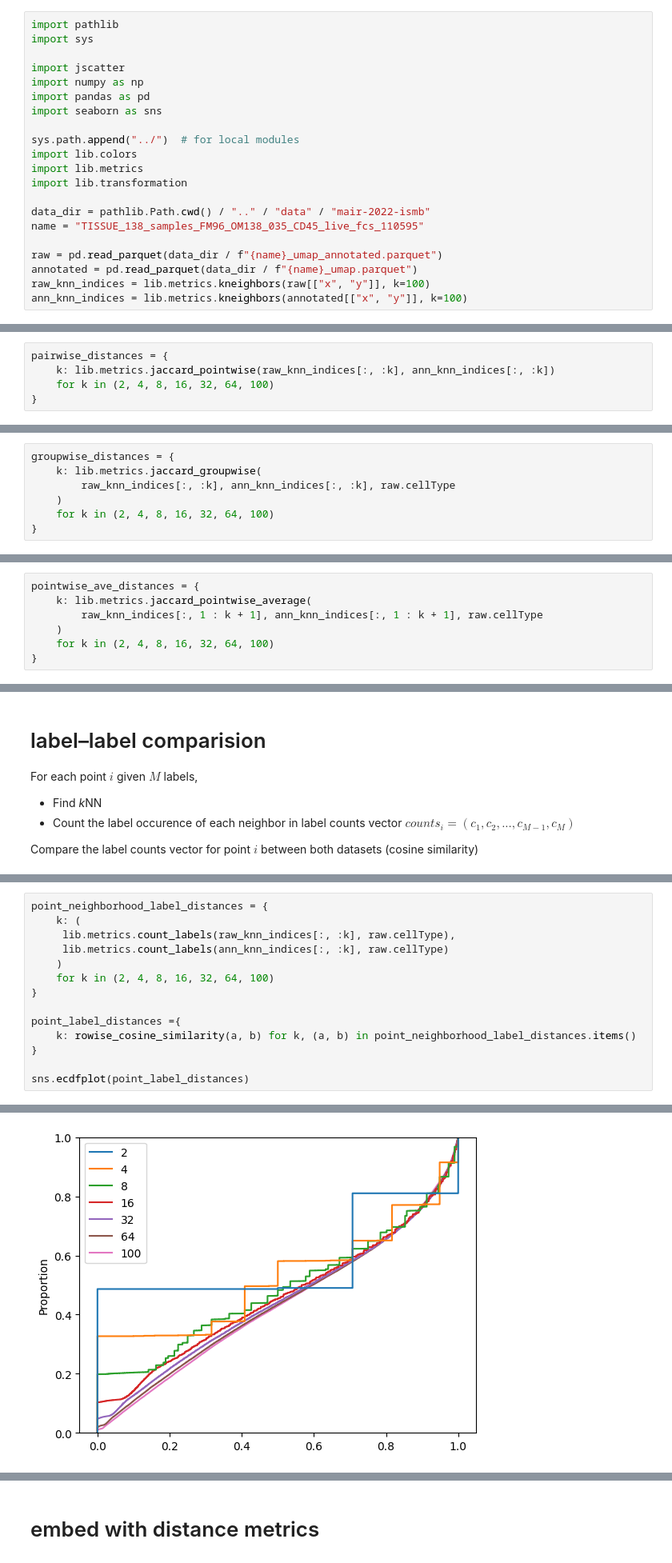
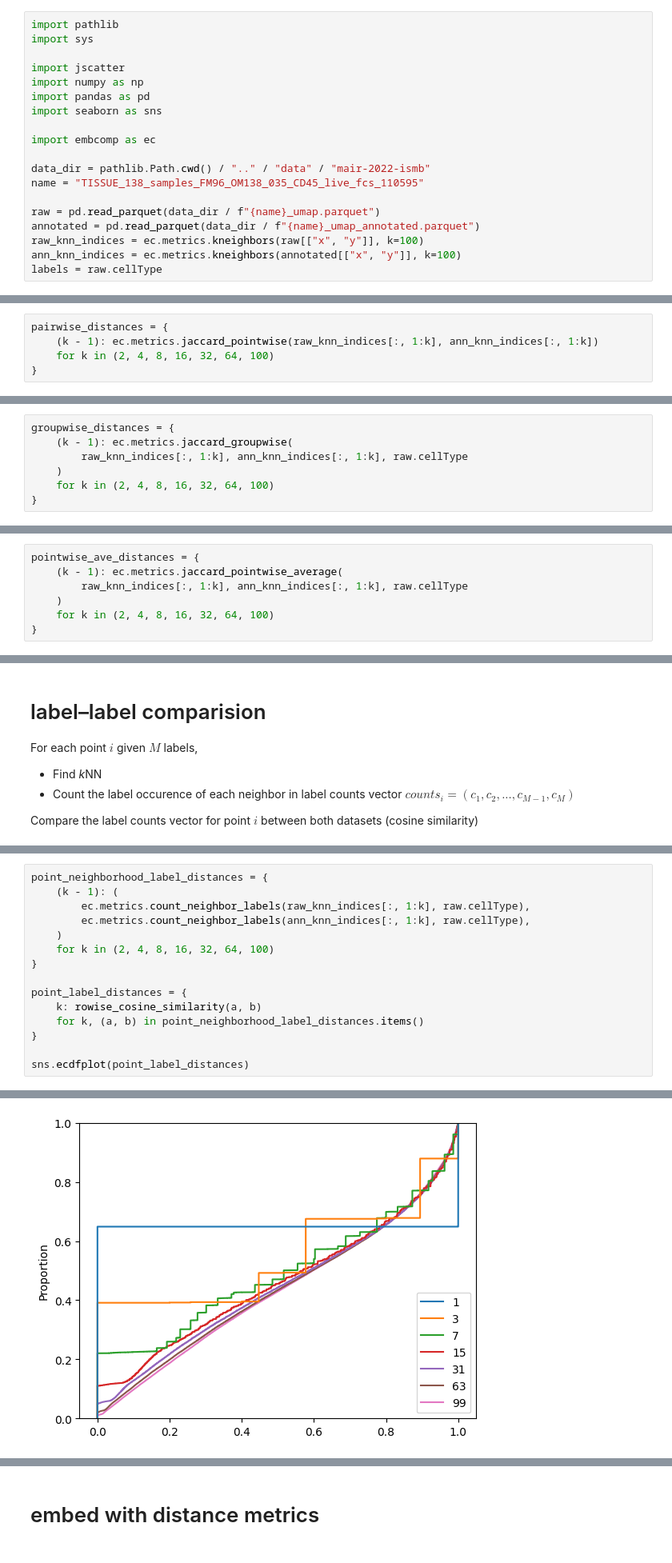
Before and after one commit to OzetteTech/comparative-embedding-visualization, a Jupyter notebook: notebooks/neighborhood-analysis.ipynb, the cells around one changed output, grey strips where cells are left out. Shown: that part at 80% size. Saved outputs shown, nothing was run; the diff lists cells and outputs as text.

```diff
--- a/notebooks/neighborhood-analysis.ipynb
+++ b/notebooks/neighborhood-analysis.ipynb
@@ -20,25 +20,23 @@ import numpy as np
 import pandas as pd
 import seaborn as sns
 
-sys.path.append("../")  # for local modules
-import lib.colors
-import lib.metrics
-import lib.transformation
+import embcomp as ec
 
 data_dir = pathlib.Path.cwd() / ".." / "data" / "mair-2022-ismb"
 name = "TISSUE_138_samples_FM96_OM138_035_CD45_live_fcs_110595"
 
-raw = pd.read_parquet(data_dir / f"{name}_umap_annotated.parquet")
-annotated = pd.read_parquet(data_dir / f"{name}_umap.parquet")
-raw_knn_indices = lib.metrics.kneighbors(raw[["x", "y"]], k=100)
-ann_knn_indices = lib.metrics.kneighbors(annotated[["x", "y"]], k=100)
+raw = pd.read_parquet(data_dir / f"{name}_umap.parquet")
+annotated = pd.read_parquet(data_dir / f"{name}_umap_annotated.parquet")
+raw_knn_indices = ec.metrics.kneighbors(raw[["x", "y"]], k=100)
+ann_knn_indices = ec.metrics.kneighbors(annotated[["x", "y"]], k=100)
+labels = raw.cellType
 # %% [markdown]
 # point–point comparison (*k* 1–10)
 
 - Jaccard distance: $\frac{ | A \cap B | }{ | A \cup B | } = \frac{ | A \cap B | }{ | A | + | B | - | A \cap B | }$
 # %%
 pairwise_distances = {
-    k: lib.metrics.jaccard_pointwise(raw_knn_indices[:, :k], ann_knn_indices[:, :k])
+    (k - 1): ec.metrics.jaccard_pointwise(raw_knn_indices[:, 1:k], ann_knn_indices[:, 1:k])
     for k in (2, 4, 8, 16, 32, 64, 100)
 }
 # %%
@@ -51,8 +49,8 @@ sns.ecdfplot(pairwise_distances);
 - "group-wise" Jaccard distance: $\frac{\bigcup_{i \in I} A_i \cap B_i}{\bigcup_{i \in I} A_i \cup B_i}$, where $I$ is a set of points with a given label
 # %%
 groupwise_distances = {
-    k: lib.metrics.jaccard_groupwise(
-        raw_knn_indices[:, :k], ann_knn_indices[:, :k], raw.cellType
+    (k - 1): ec.metrics.jaccard_groupwise(
+        raw_knn_indices[:, 1:k], ann_knn_indices[:, 1:k], raw.cellType
     )
     for k in (2, 4, 8, 16, 32, 64, 100)
 }
@@ -64,8 +62,8 @@ sns.ecdfplot(groupwise_distances);
 - Alternatively, view the distribution/summary of Jaccard distances for all points in a group
 # %%
 pointwise_ave_distances = {
-    k: lib.metrics.jaccard_pointwise_average(
-        raw_knn_indices[:, 1 : k + 1], ann_knn_indices[:, 1 : k + 1], raw.cellType
+    (k - 1): ec.metrics.jaccard_pointwise_average(
+        raw_knn_indices[:, 1:k], ann_knn_indices[:, 1:k], raw.cellType
     )
     for k in (2, 4, 8, 16, 32, 64, 100)
 }
@@ -90,19 +89,20 @@ def rowise_cosine_similarity(X0: npt.ArrayLike, X1: npt.ArrayLike):
     return np.sum(X0 * X1, axis=1) / (nplg.norm(X0, axis=1) * nplg.norm(X1, axis=1))
 # %%
 point_neighborhood_label_distances = {
-    k: (
-     lib.metrics.count_labels(raw_knn_indices[:, :k], raw.cellType),
-     lib.metrics.count_labels(ann_knn_indices[:, :k], raw.cellType)
+    (k - 1): (
+        ec.metrics.count_neighbor_labels(raw_knn_indices[:, 1:k], raw.cellType),
+        ec.metrics.count_neighbor_labels(ann_knn_indices[:, 1:k], raw.cellType),
     )
     for k in (2, 4, 8, 16, 32, 64, 100)
 }
 
-point_label_distances ={
-    k: rowise_cosine_similarity(a, b) for k, (a, b) in point_neighborhood_label_distances.items()
+point_label_distances = {
+    k: rowise_cosine_similarity(a, b)
+    for k, (a, b) in point_neighborhood_label_distances.items()
 }
 
 sns.ecdfplot(point_label_distances)
 # %% [output]
 <AxesSubplot: ylabel='Proportion'>
-[figure, old version]
+[figure, new version]
 # %%
```
Also changed, not shown: parts of 11 cells of this notebook, 9 other files.
